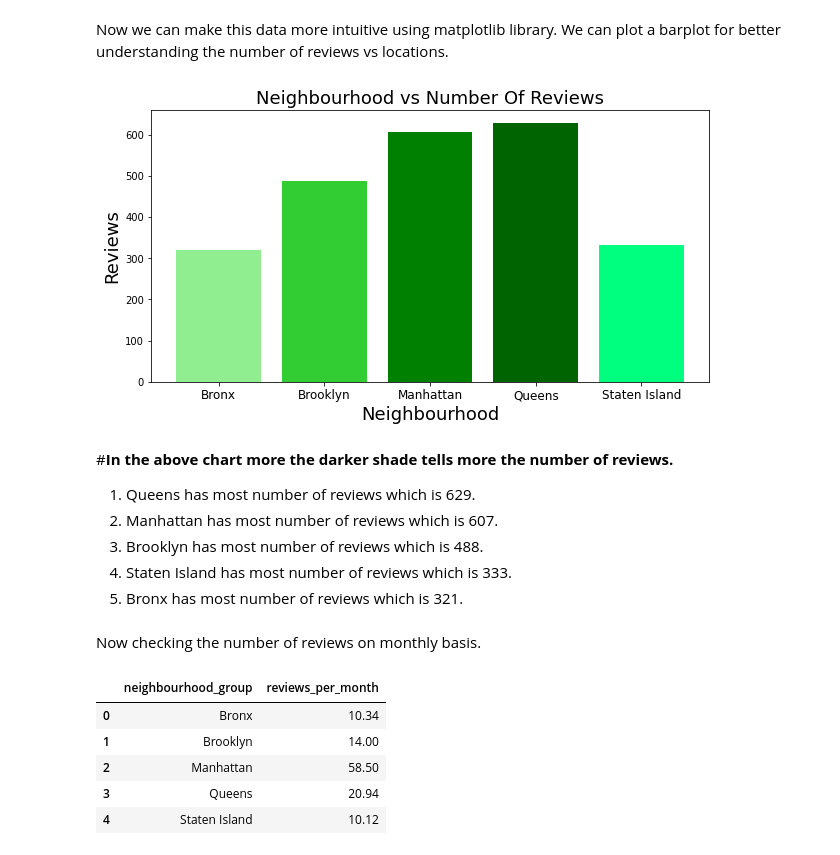
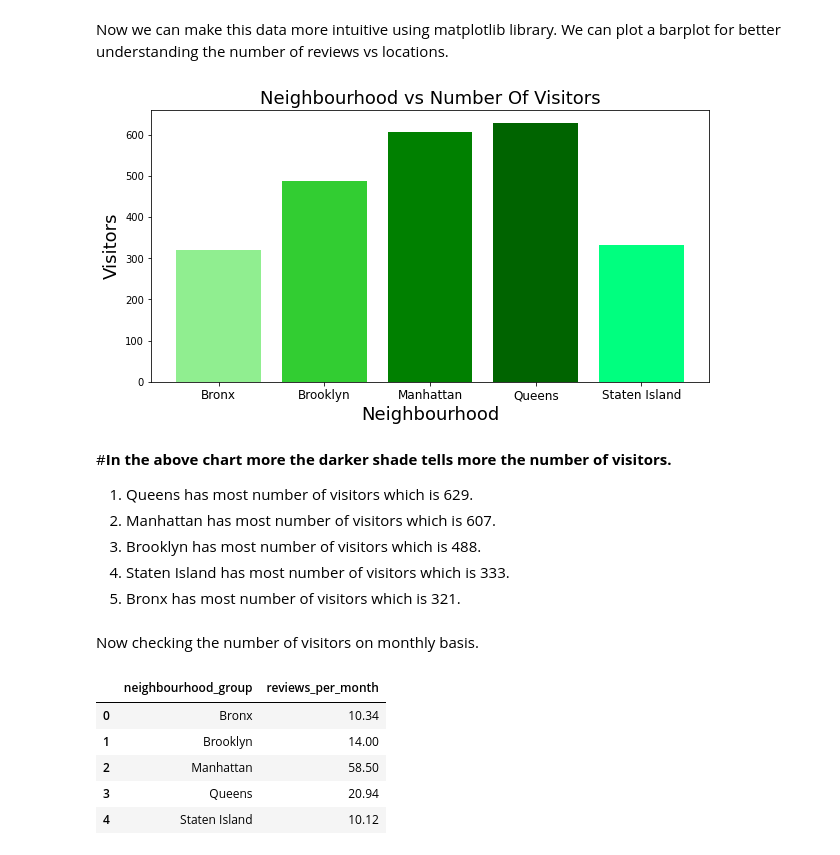
Before and after one commit to Lovejeet-Singh-31/EDA-on-Airbnb-NYC-2019, a Jupyter notebook: Airbnb_Bookings_Analysis_Capstone_Project_Solutions.ipynb, the cells around one changed output. Drawn from its saved outputs; the diff is of its cells as text; code cells hidden in the pictures.

```diff
--- a/Airbnb_Bookings_Analysis_Capstone_Project_Solutions.ipynb
+++ b/Airbnb_Bookings_Analysis_Capstone_Project_Solutions.ipynb
@@ -36,7 +36,7 @@ Mounted at /content/drive
 In Airbnb dataset we have informations such as id, host id, hosts name along with their listing and price, neighbourhood, neighbourhood group, minimum nights, geographical coordinates, number of reviews, reviews per month and availability 365.
 # %%
 #storing the path of the dataset in 'path' variable
-path = '/content/drive/MyDrive/Colab Notebooks/EDA - Capstone Project/Copy of Airbnb NYC 2019.csv'
+path = '/content/drive/MyDrive/Colab Notebooks/Airbnb Bookings Analysis - Lovejeet Singh/Copy of Airbnb NYC 2019.csv'
 # %% [markdown]
 Now we ready to read our airbnb.csv file using pandas library funtion.
 # %%
@@ -257,32 +257,32 @@ We can plot a barplot for better understanding the number of reviews vs location
 # %%
 #by using matplotlib libraries we can make are data easy to visualize
 neighbourhoods = neighbourhood_reviews['neighbourhood_group']
 reviews = neighbourhood_reviews['number_of_reviews']
 
 fig = plt.figure(figsize = (10, 5))
 
 # creating the bar plot
 color = ['lightgreen','limegreen','green','darkgreen','springgreen']
 plt.bar(neighbourhoods, reviews,color=color)
 
 
 plt.xlabel("Neighbourhood",fontsize=18)
-plt.ylabel("Reviews",fontsize=18)
-plt.title("Neighbourhood vs Number Of Reviews",fontsize=18)
+plt.ylabel("Visitors",fontsize=18)
+plt.title("Neighbourhood vs Number Of Visitors",fontsize=18)
 plt.xticks(fontsize='12')
 plt.show()
 # %% [output]
-[figure, old version]
+[figure, new version]
 # %% [markdown]
-#**In the above chart more the darker shade tells more the number of reviews.**
+#**In the above chart more the darker shade tells more the number of visitors.**
 
-1.   Queens has most number of reviews which is 629.
-2.   Manhattan has most number of reviews which is 607.
-3.   Brooklyn has most number of reviews which is 488.
-4.   Staten Island has most number of reviews which is 333.
-5.   Bronx has most number of reviews which is 321.
+1.   Queens has most number of visitors which is 629.
+2.   Manhattan has most number of visitors which is 607.
+3.   Brooklyn has most number of visitors which is 488.
+4.   Staten Island has most number of visitors which is 333.
+5.   Bronx has most number of visitors which is 321.
 # %% [markdown]
-Now checking the number of reviews on monthly basis.
+Now checking the number of visitors on monthly basis.
 # %%
 #Firstly droping the null values then using groupby on neighbourhood_group and taking max of reviews per month and price.
 neighbourhood_reviews_per_month = airbnb_df[~airbnb_df['reviews_per_month'].isna()].groupby(['neighbourhood_group'])['reviews_per_month'].max().reset_index()
```
Also changed, not shown: parts of 4 cells of this notebook.
